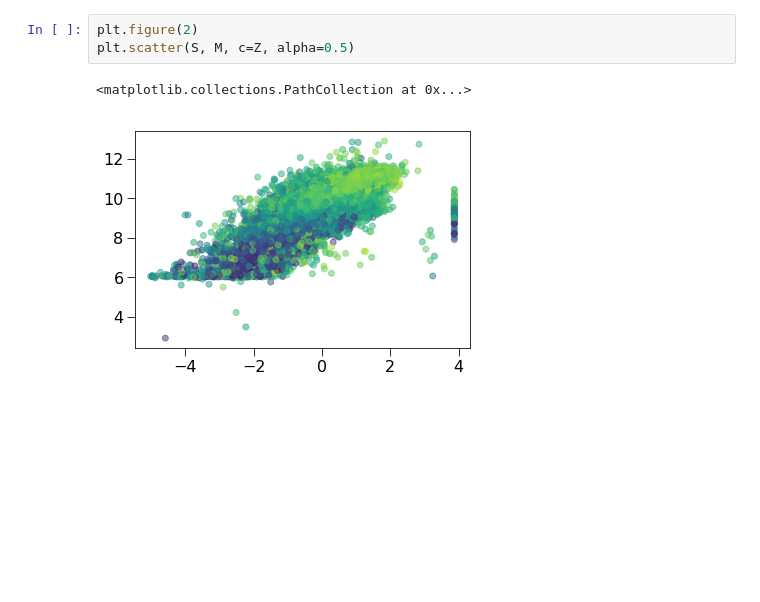
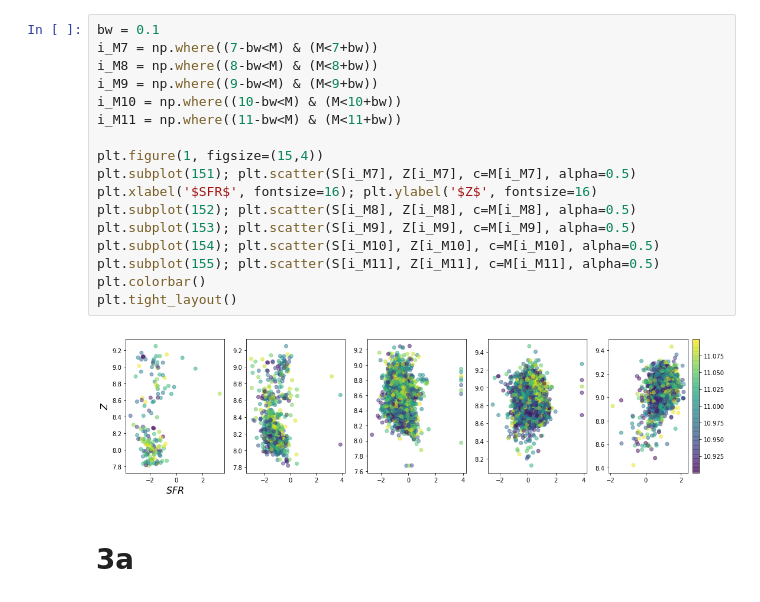
Before and after one commit to bluefatima/galaxies2018, a Jupyter notebook: PS1/Untitled.ipynb, the cells around one changed output. Drawn from its saved outputs; the diff is of its cells as text; blank space fills up the shorter version.

```diff
--- a/PS1/Untitled.ipynb
+++ b/PS1/Untitled.ipynb
@@ -33,6 +40,21 @@ plt.tight_layout()
-# %%
-plt.figure(2)
-plt.scatter(S, M, c=Z, alpha=0.5)
-# %% [output]
-<matplotlib.collections.PathCollection at 0x...>
-[figure, removed]
+# %%
+bw = 0.1
+i_M7 = np.where((7-bw<M) & (M<7+bw))
+i_M8 = np.where((8-bw<M) & (M<8+bw))
+i_M9 = np.where((9-bw<M) & (M<9+bw))
+i_M10 = np.where((10-bw<M) & (M<10+bw))
+i_M11 = np.where((11-bw<M) & (M<11+bw))
+
+plt.figure(1, figsize=(15,4))
+plt.subplot(151); plt.scatter(S[i_M7], Z[i_M7], c=M[i_M7], alpha=0.5)
+plt.xlabel('$SFR$', fontsize=16); plt.ylabel('$Z$', fontsize=16)
+plt.subplot(152); plt.scatter(S[i_M8], Z[i_M8], c=M[i_M8], alpha=0.5)
+plt.subplot(153); plt.scatter(S[i_M9], Z[i_M9], c=M[i_M9], alpha=0.5)
+plt.subplot(154); plt.scatter(S[i_M10], Z[i_M10], c=M[i_M10], alpha=0.5)
+plt.subplot(155); plt.scatter(S[i_M11], Z[i_M11], c=M[i_M11], alpha=0.5)
+plt.colorbar()
+plt.tight_layout()
+# %% [output]
+[figure, added]
+# %% [markdown]
+# 3a
```
Also changed, not shown: parts of 5 cells of this notebook.
